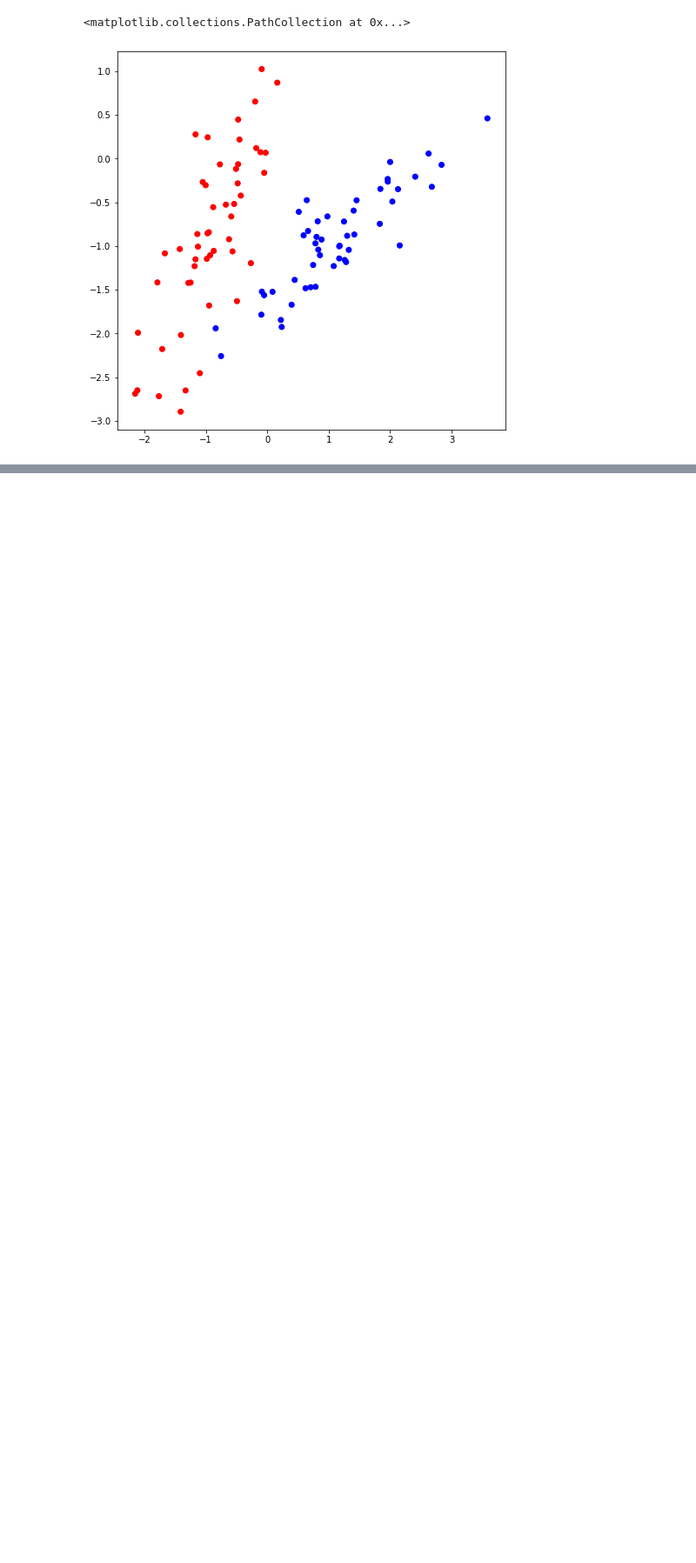
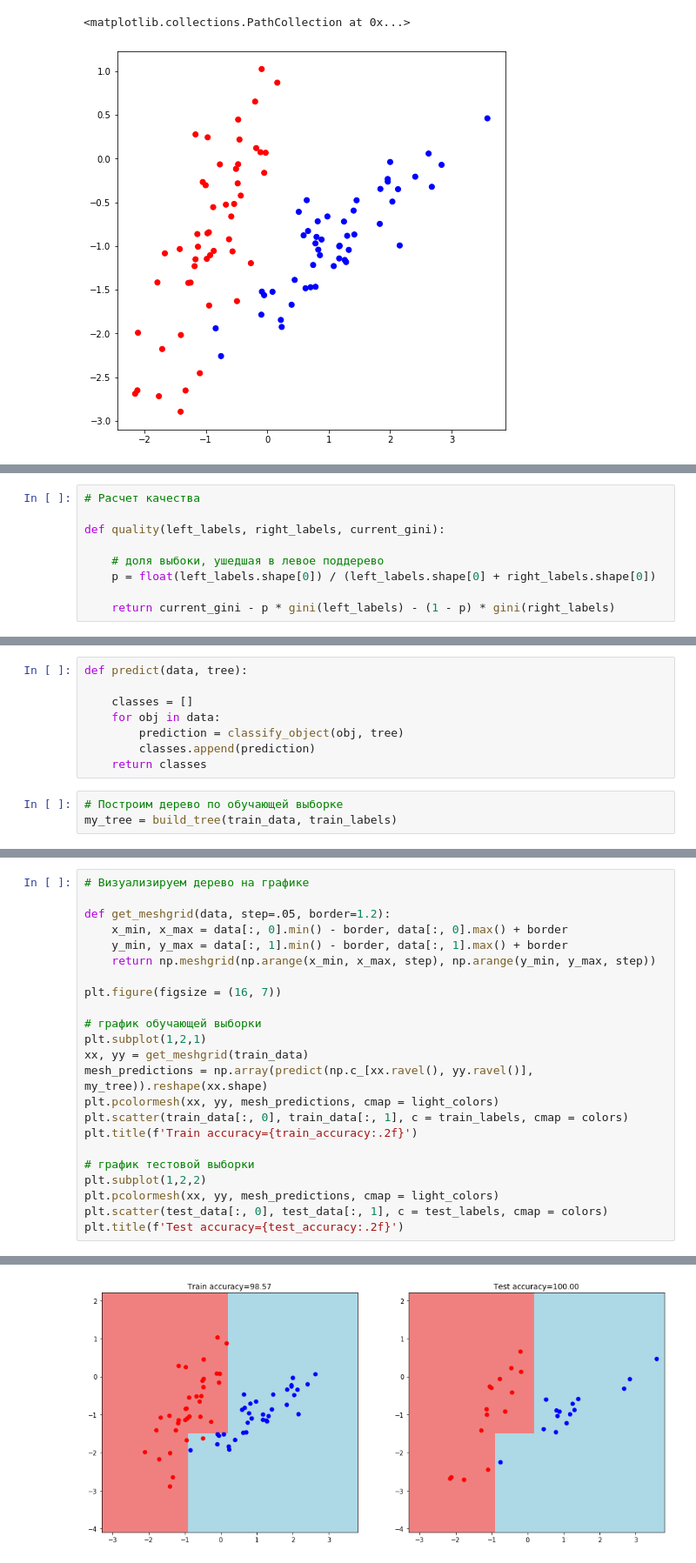
Before and after one commit to AleksanderSokolov/algorithm, a Jupyter notebook: L04/tree.ipynb, the cells around one changed output, grey strips where cells are left out. Shown at 87% size. Saved outputs shown, nothing was run; the diff lists cells and outputs as text; blank space fills up the shorter version.

```diff
--- a/L04/tree.ipynb
+++ b/L04/tree.ipynb
@@ -31,0 +80,9 @@ plt.scatter(list(map(lambda x: x[0], classification_data)), list(map(lambda x: x
+# %%
+# Расчет качества
+
+def quality(left_labels, right_labels, current_gini):
+
+    # доля выбоки, ушедшая в левое поддерево
+    p = float(left_labels.shape[0]) / (left_labels.shape[0] + right_labels.shape[0])
+
+    return current_gini - p * gini(left_labels) - (1 - p) * gini(right_labels)
@@ -31,0 +167,11 @@ plt.scatter(list(map(lambda x: x[0], classification_data)), list(map(lambda x: x
+# %%
+def predict(data, tree):
+
+    classes = []
+    for obj in data:
+        prediction = classify_object(obj, tree)
+        classes.append(prediction)
+    return classes
+# %%
+# Построим дерево по обучающей выборке
+my_tree = build_tree(train_data, train_labels)
@@ -31,0 +255,24 @@ plt.scatter(list(map(lambda x: x[0], classification_data)), list(map(lambda x: x
+# %%
+# Визуализируем дерево на графике
+
+def get_meshgrid(data, step=.05, border=1.2):
+    x_min, x_max = data[:, 0].min() - border, data[:, 0].max() + border
+    y_min, y_max = data[:, 1].min() - border, data[:, 1].max() + border
+    return np.meshgrid(np.arange(x_min, x_max, step), np.arange(y_min, y_max, step))
+
+plt.figure(figsize = (16, 7))
+
+# график обучающей выборки
+plt.subplot(1,2,1)
+xx, yy = get_meshgrid(train_data)
+mesh_predictions = np.array(predict(np.c_[xx.ravel(), yy.ravel()], my_tree)).reshape(xx.shape)
+plt.pcolormesh(xx, yy, mesh_predictions, cmap = light_colors)
+plt.scatter(train_data[:, 0], train_data[:, 1], c = train_labels, cmap = colors)
+plt.title(f'Train accuracy={train_accuracy:.2f}')
+
+# график тестовой выборки
+plt.subplot(1,2,2)
+plt.pcolormesh(xx, yy, mesh_predictions, cmap = light_colors)
+plt.scatter(test_data[:, 0], test_data[:, 1], c = test_labels, cmap = colors)
+plt.title(f'Test accuracy={test_accuracy:.2f}')
+# %% [output]
@@ -31,0 +280 @@ plt.scatter(list(map(lambda x: x[0], classification_data)), list(map(lambda x: x
+[figure, added]
```
Also changed, not shown: parts of 16 cells of this notebook.
